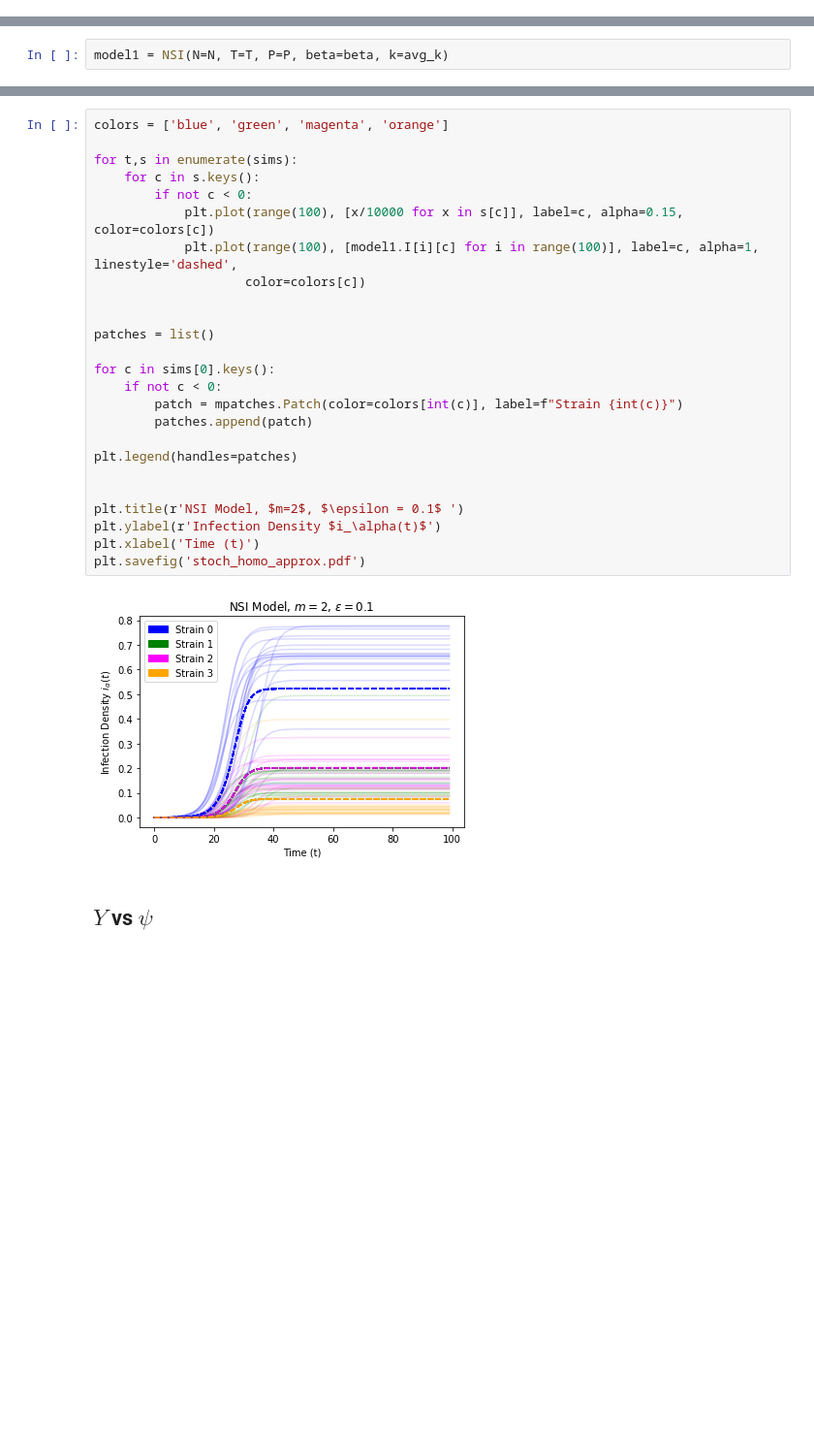
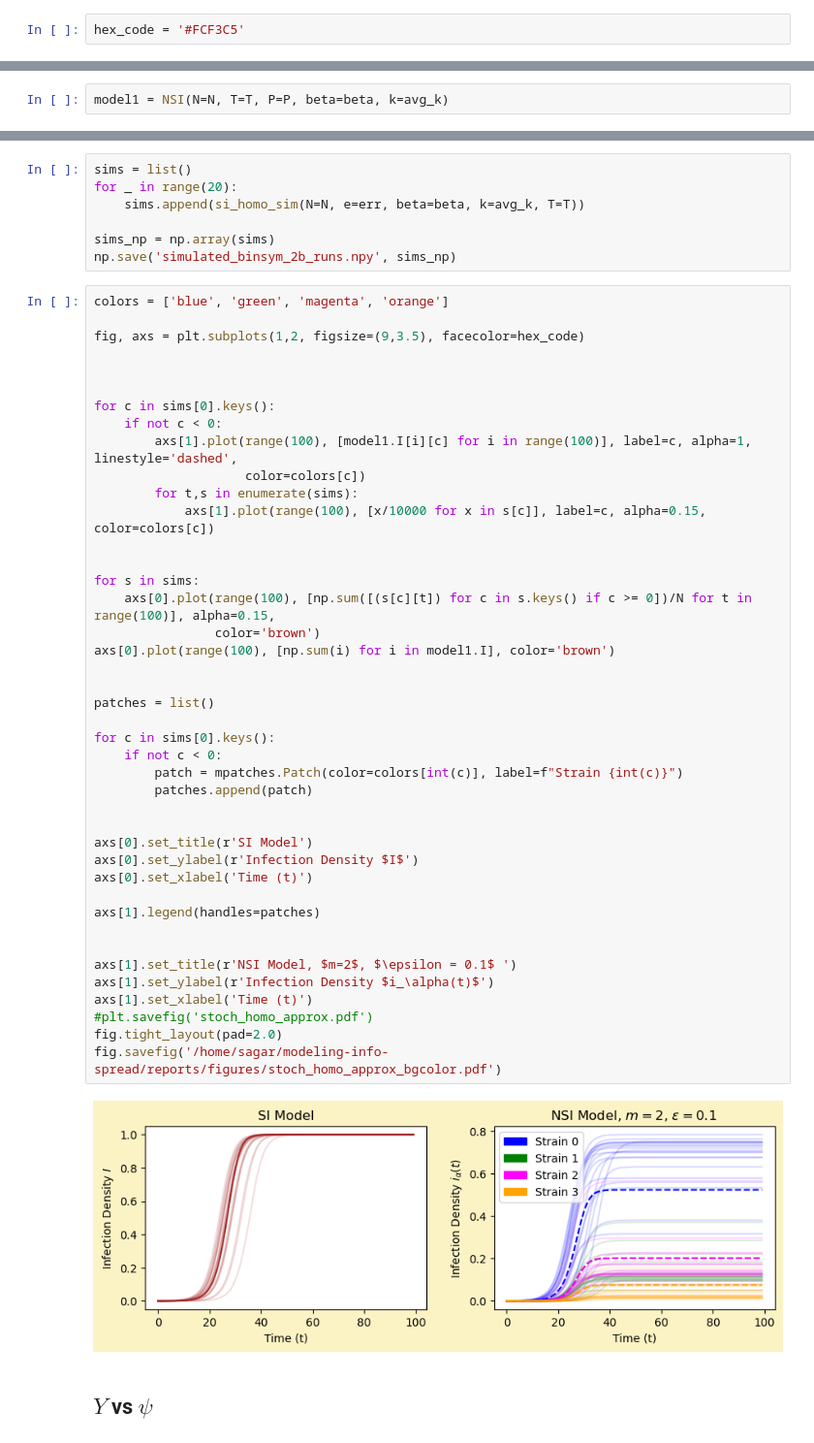
Before and after one commit to sagarkumar16/modeling-info-spread, a Jupyter notebook: notebooks/04-sk-combined.ipynb, the cells around one changed output, grey strips where cells are left out. Shown at 97% size. Cells and saved outputs as stored; diff of their text form; blank space fills up the shorter version.

```diff
--- a/notebooks/04-sk-combined.ipynb
+++ b/notebooks/04-sk-combined.ipynb
@@ -11,6 +11,8 @@ import seaborn as sns
 import random
 import matplotlib.patches as mpatches
 import matplotlib.colors as mcolors
+# %%
+hex_code = '#FCF3C5'
 # %% [markdown]
 # Functions
 # %%
@@ -206,30 +204,54 @@ for _ in range(20):
+# %%
+sims = list()
+for _ in range(20):
+    sims.append(si_homo_sim(N=N, e=err, beta=beta, k=avg_k, T=T))
+
+sims_np = np.array(sims)
+np.save('simulated_binsym_2b_runs.npy', sims_np)
 # %%
 colors = ['blue', 'green', 'magenta', 'orange']
 
-for t,s in enumerate(sims):
-    for c in s.keys():
-        if not c < 0:
-            plt.plot(range(100), [x/10000 for x in s[c]], label=c, alpha=0.15, color=colors[c])
-            plt.plot(range(100), [model1.I[i][c] for i in range(100)], label=c, alpha=1, linestyle='dashed',
+fig, axs = plt.subplots(1,2, figsize=(9,3.5), facecolor=hex_code)
+
+
+
+for c in sims[0].keys():
+    if not c < 0:
+        axs[1].plot(range(100), [model1.I[i][c] for i in range(100)], label=c, alpha=1, linestyle='dashed',
                     color=colors[c])
+        for t,s in enumerate(sims):
+            axs[1].plot(range(100), [x/10000 for x in s[c]], label=c, alpha=0.15, color=colors[c])
+
+
+for s in sims:
+    axs[0].plot(range(100), [np.sum([(s[c][t]) for c in s.keys() if c >= 0])/N for t in range(100)], alpha=0.15,
+                color='brown')
+axs[0].plot(range(100), [np.sum(i) for i in model1.I], color='brown')
 
 
 patches = list()
 
 for c in sims[0].keys():
     if not c < 0:
         patch = mpatches.Patch(color=colors[int(c)], label=f"Strain {int(c)}")
         patches.append(patch)
 
-plt.legend(handles=patches)
+
+axs[0].set_title(r'SI Model')
+axs[0].set_ylabel(r'Infection Density $I$')
+axs[0].set_xlabel('Time (t)')
+
+axs[1].legend(handles=patches)
 
 
-plt.title(r'NSI Model, $m=2$, $\epsilon = 0.1$ ')
-plt.ylabel(r'Infection Density $i_\alpha(t)$')
-plt.xlabel('Time (t)')
-plt.savefig('stoch_homo_approx.pdf')
+axs[1].set_title(r'NSI Model, $m=2$, $\epsilon = 0.1$ ')
+axs[1].set_ylabel(r'Infection Density $i_\alpha(t)$')
+axs[1].set_xlabel('Time (t)')
+#plt.savefig('stoch_homo_approx.pdf')
+fig.tight_layout(pad=2.0)
+fig.savefig('/home/sagar/modeling-info-spread/reports/figures/stoch_homo_approx_bgcolor.pdf')
 # %% [output]
-[figure, old version]
+[figure, new version]
 # %% [markdown]
 ## $Y$ vs $\psi$
 # %%
```
Also changed, not shown: parts of 5 cells of this notebook, 15 other files.
